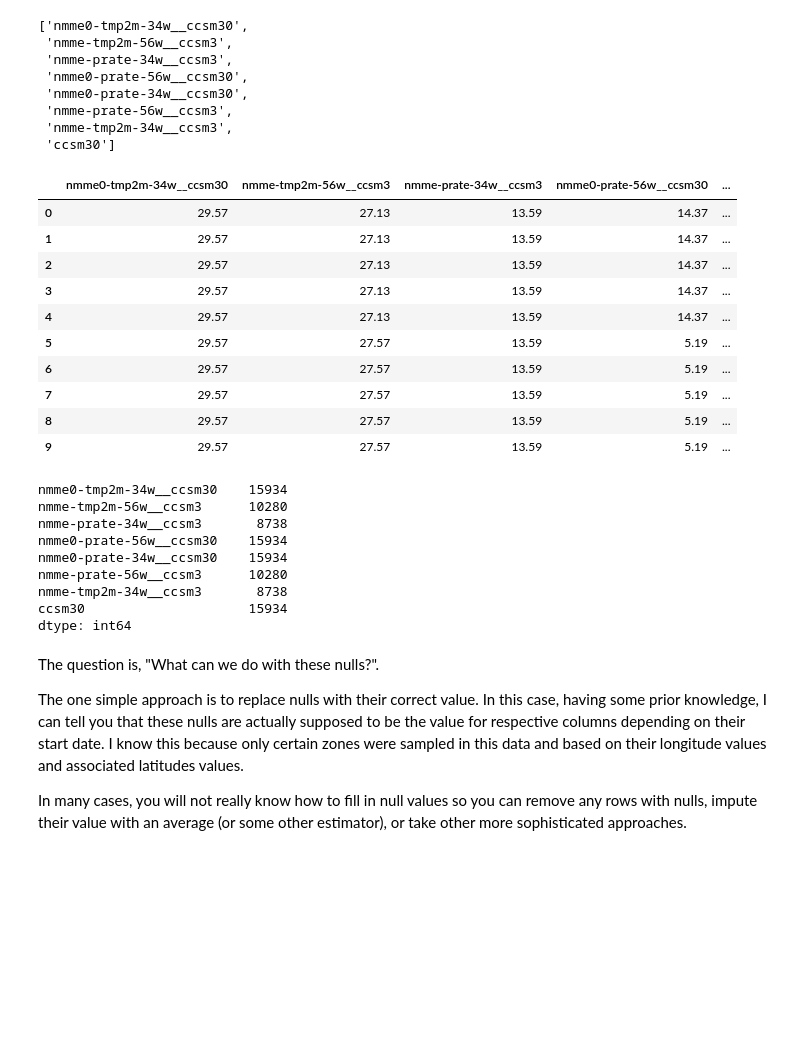
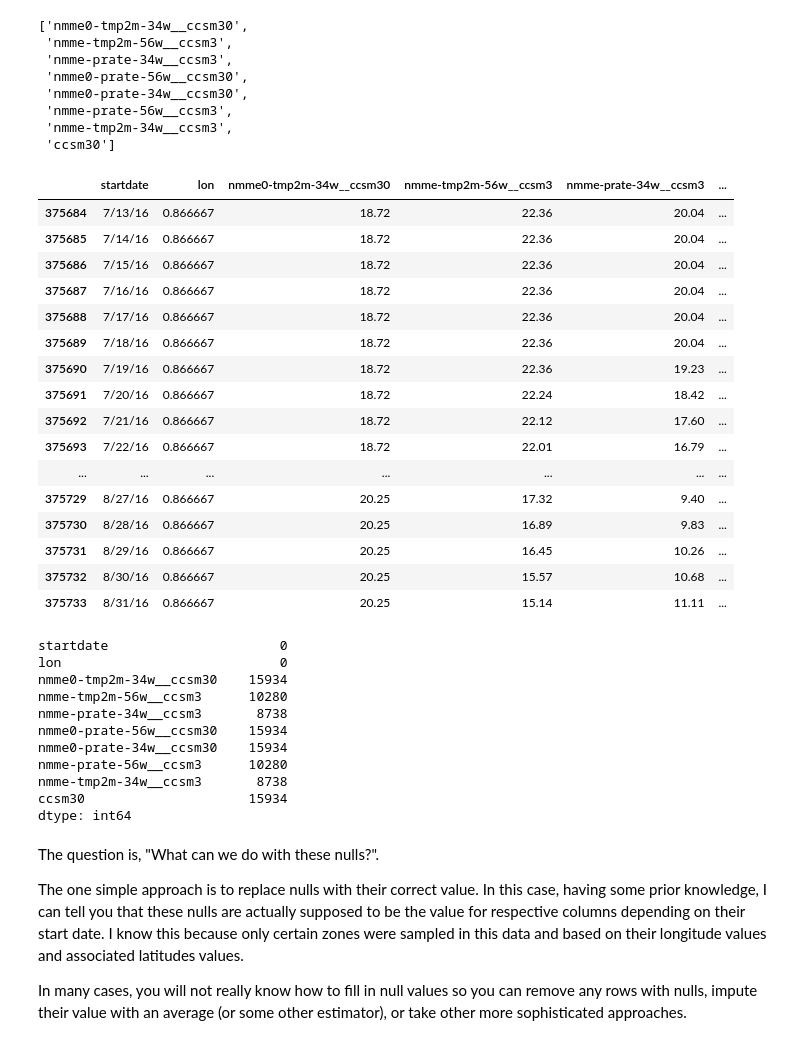
Before and after one commit to lucialagenial/wids_datathon_2023, a Jupyter notebook: wids-23-predictions.ipynb, the cells around one changed output. Drawn from its saved outputs; the diff is of its cells as text; code cells hidden in the pictures; blank space fills up the shorter version.

```diff
--- a/wids-23-predictions.ipynb
+++ b/wids-23-predictions.ipynb
@@ -86,24 +86,32 @@ train_df.columns[train_df.isna().any()].tolist()
  'nmme-tmp2m-34w__ccsm3',
  'ccsm30']
 # %%
-# making a smaller copy of the data (one with less columns)
-train_df_form=train_df[['nmme0-tmp2m-34w__ccsm30', 'nmme-tmp2m-56w__ccsm3', 'nmme-prate-34w__ccsm3', 'nmme0-prate-56w__ccsm30', 'nmme0-prate-34w__ccsm30', 'nmme-prate-56w__ccsm3', 'nmme-tmp2m-34w__ccsm3', 'ccsm30']].copy()
-train_df_form.head(10)
+# making a smaller copy of the data (one with less columns with NANs excluding startdate and longitude)
+train_df_form=train_df[['startdate','lon','nmme0-tmp2m-34w__ccsm30', 'nmme-tmp2m-56w__ccsm3', 'nmme-prate-34w__ccsm3', 'nmme0-prate-56w__ccsm30', 'nmme0-prate-34w__ccsm30', 'nmme-prate-56w__ccsm3', 'nmme-tmp2m-34w__ccsm3', 'ccsm30']].copy()
+train_df_form.tail(50)
 # %% [output]
-|  | nmme0-tmp2m-34w__ccsm30 | nmme-tmp2m-56w__ccsm3 | nmme-prate-34w__ccsm3 | nmme0-prate-56w__ccsm30 | ... |
-| 0 | 29.57 | 27.13 | 13.59 | 14.37 | ... |
-| 1 | 29.57 | 27.13 | 13.59 | 14.37 | ... |
-| 2 | 29.57 | 27.13 | 13.59 | 14.37 | ... |
-| 3 | 29.57 | 27.13 | 13.59 | 14.37 | ... |
-| 4 | 29.57 | 27.13 | 13.59 | 14.37 | ... |
-| 5 | 29.57 | 27.57 | 13.59 | 5.19 | ... |
-| 6 | 29.57 | 27.57 | 13.59 | 5.19 | ... |
-| 7 | 29.57 | 27.57 | 13.59 | 5.19 | ... |
-| 8 | 29.57 | 27.57 | 13.59 | 5.19 | ... |
-| 9 | 29.57 | 27.57 | 13.59 | 5.19 | ... |
+|  | startdate | lon | nmme0-tmp2m-34w__ccsm30 | nmme-tmp2m-56w__ccsm3 | nmme-prate-34w__ccsm3 | ... |
+| 375684 | 7/13/16 | 0.866667 | 18.72 | 22.36 | 20.04 | ... |
+| 375685 | 7/14/16 | 0.866667 | 18.72 | 22.36 | 20.04 | ... |
+| 375686 | 7/15/16 | 0.866667 | 18.72 | 22.36 | 20.04 | ... |
+| 375687 | 7/16/16 | 0.866667 | 18.72 | 22.36 | 20.04 | ... |
+| 375688 | 7/17/16 | 0.866667 | 18.72 | 22.36 | 20.04 | ... |
+| 375689 | 7/18/16 | 0.866667 | 18.72 | 22.36 | 20.04 | ... |
+| 375690 | 7/19/16 | 0.866667 | 18.72 | 22.36 | 19.23 | ... |
+| 375691 | 7/20/16 | 0.866667 | 18.72 | 22.24 | 18.42 | ... |
+| 375692 | 7/21/16 | 0.866667 | 18.72 | 22.12 | 17.60 | ... |
+| 375693 | 7/22/16 | 0.866667 | 18.72 | 22.01 | 16.79 | ... |
+| ... | ... | ... | ... | ... | ... | ... |
+| 375729 | 8/27/16 | 0.866667 | 20.25 | 17.32 | 9.40 | ... |
+| 375730 | 8/28/16 | 0.866667 | 20.25 | 16.89 | 9.83 | ... |
+| 375731 | 8/29/16 | 0.866667 | 20.25 | 16.45 | 10.26 | ... |
+| 375732 | 8/30/16 | 0.866667 | 20.25 | 15.57 | 10.68 | ... |
+| 375733 | 8/31/16 | 0.866667 | 20.25 | 15.14 | 11.11 | ... |
 # %%
 train_df_form.isna().sum()
 # %% [output]
+startdate                      0
+lon                            0
 nmme0-tmp2m-34w__ccsm30    15934
 nmme-tmp2m-56w__ccsm3      10280
 nmme-prate-34w__ccsm3       8738
```
Also changed, not shown: parts of 4 cells of this notebook.
